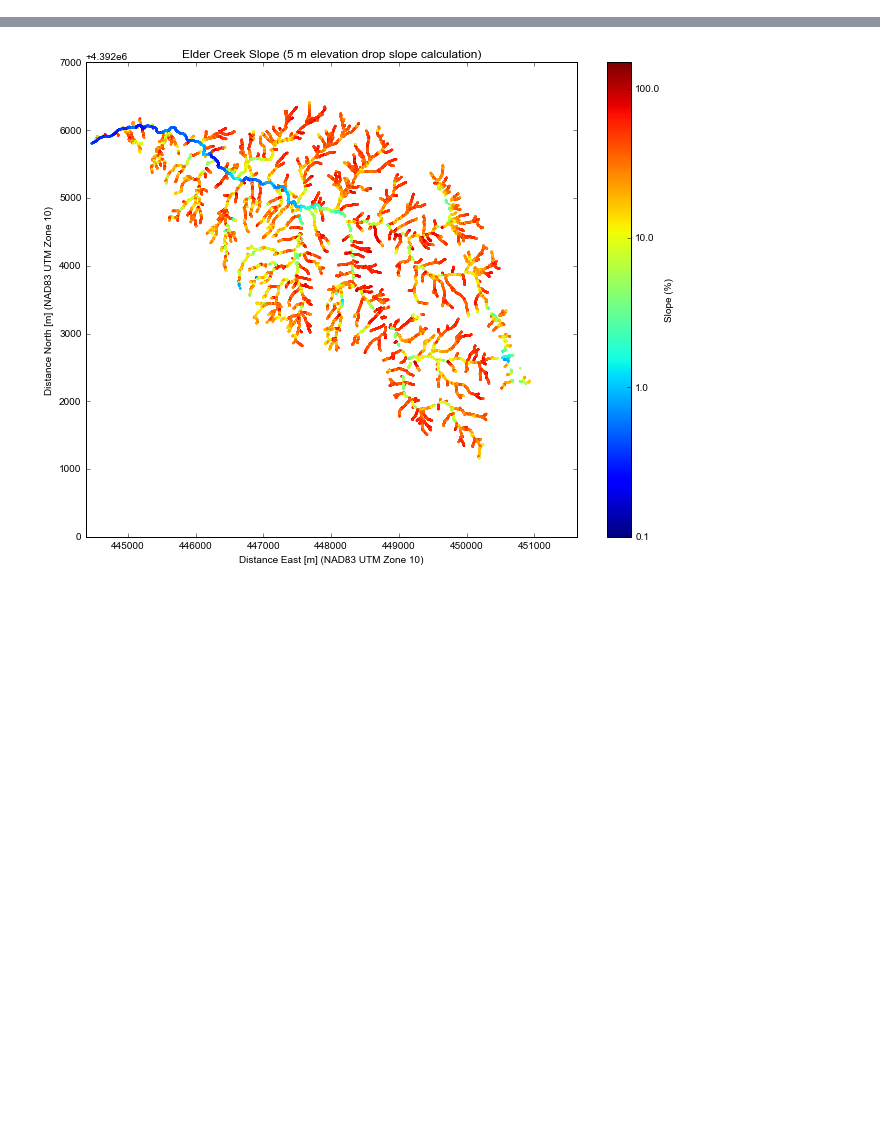
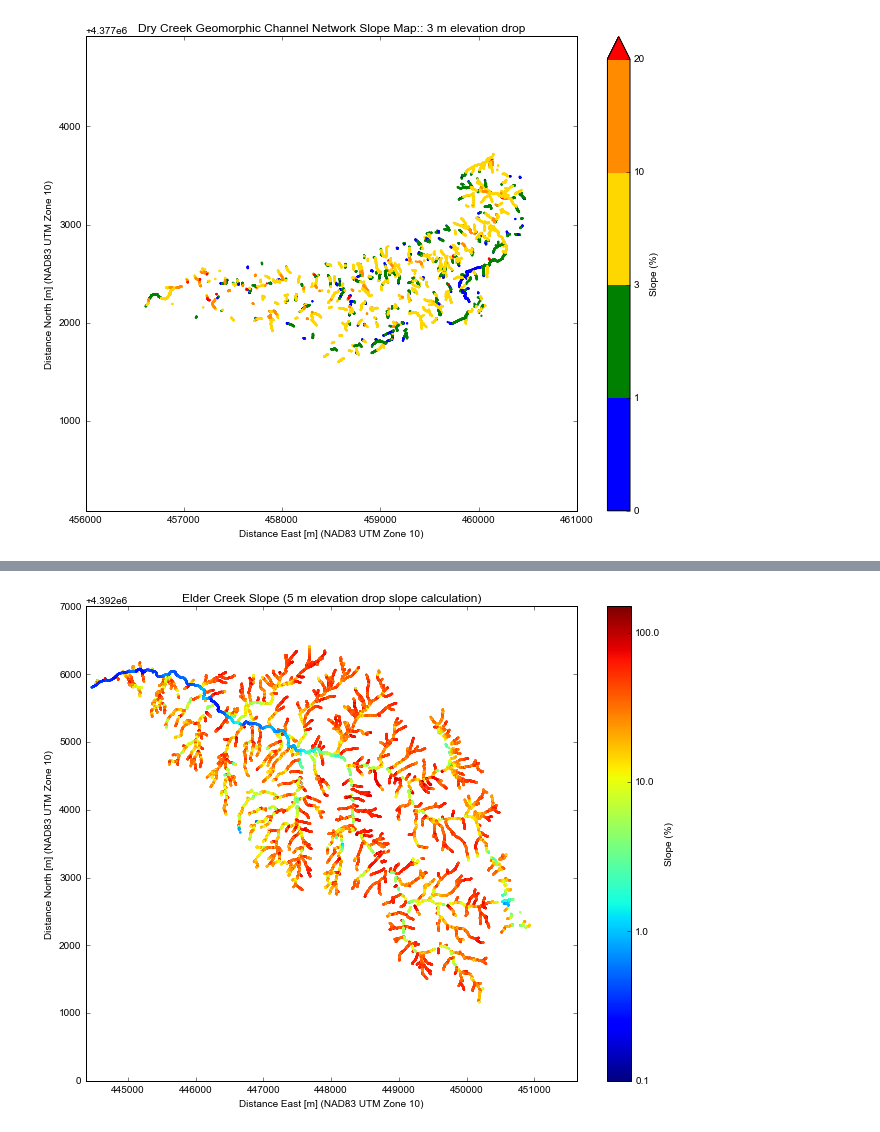
Before and after one commit to jessehahm/SlopeAreaAnalysis, a Jupyter notebook: Slope-Area from Nodes.ipynb, the cells around one changed output, grey strips where cells are left out. Drawn from its saved outputs; the diff is of its cells as text; code cells hidden in the pictures; blank space fills up the shorter version.

```diff
--- a/Slope-Area from Nodes.ipynb
+++ b/Slope-Area from Nodes.ipynb
@@ -265,26 +306,29 @@ plt.savefig('Figs\\DrySlopeMap.pdf')
 # %%
 #Dry Creek Slope Map DISCRETE COLORBAR
 
 fig, ax = plt.subplots(figsize=[11,8.5])
 
 #Slope boundaries
-bounds = [0,1,3,10,20,100,1000]
+bounds = [0,1,3,10,20,100]
 
-cmap = cm.nipy_spectral
+#cmap = cm.jet
+cmap = colors.ListedColormap(['blue', 'green','gold','darkorange','red'])
 norm = colors.BoundaryNorm(bounds, cmap.N)
 
 ax= plt.scatter(XsDry,YsDry,
             c = slopesDry, cmap = cmap,norm=norm,
             alpha=1, s=5, linewidth=0, zorder=areasDry)
 #cb = plt.colorbar(ax, label='Slope')
 cb =plt.colorbar(ax, label='Slope (%)',
                                 cmap=cmap, norm=norm,
                                 ticks=bounds, boundaries=bounds, extend='max')
 
 plt.axis('equal')
 plt.gca().yaxis.set_major_formatter(matplotlib.ticker.ScalarFormatter())
 plt.xlabel('Distance East [m] (NAD83 UTM Zone 10)')
 plt.ylabel('Distance North [m] (NAD83 UTM Zone 10)')
 
-plt.title('Dry Creek Slope: 5 m elevation drop')
-plt.savefig('Figs\\DrySlopeMapDiscrete.pdf')
+plt.title('Dry Creek Geomorphic Channel Network Slope Map:: 3 m elevation drop')
+plt.savefig('Figs\\SkyThesis\DrySlopeMap3mDiscrete_Dec8.pdf')
+# %% [output]
+[figure, added]
```
Also changed, not shown: parts of 16 cells of this notebook, 9 other files.
